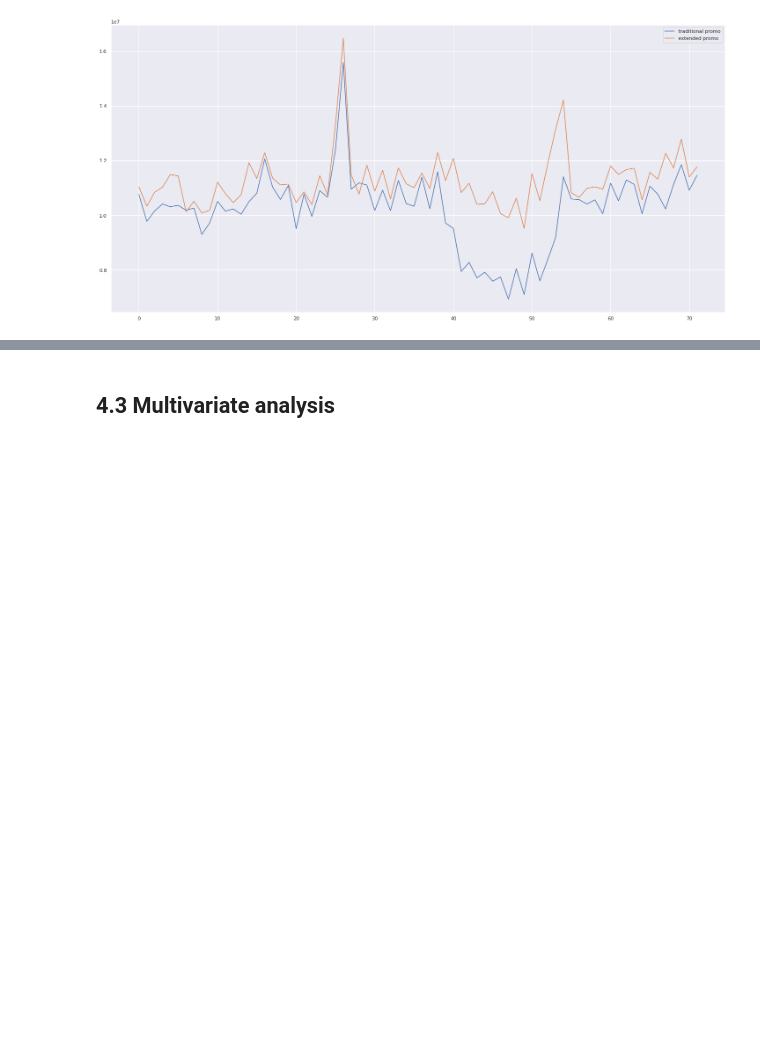
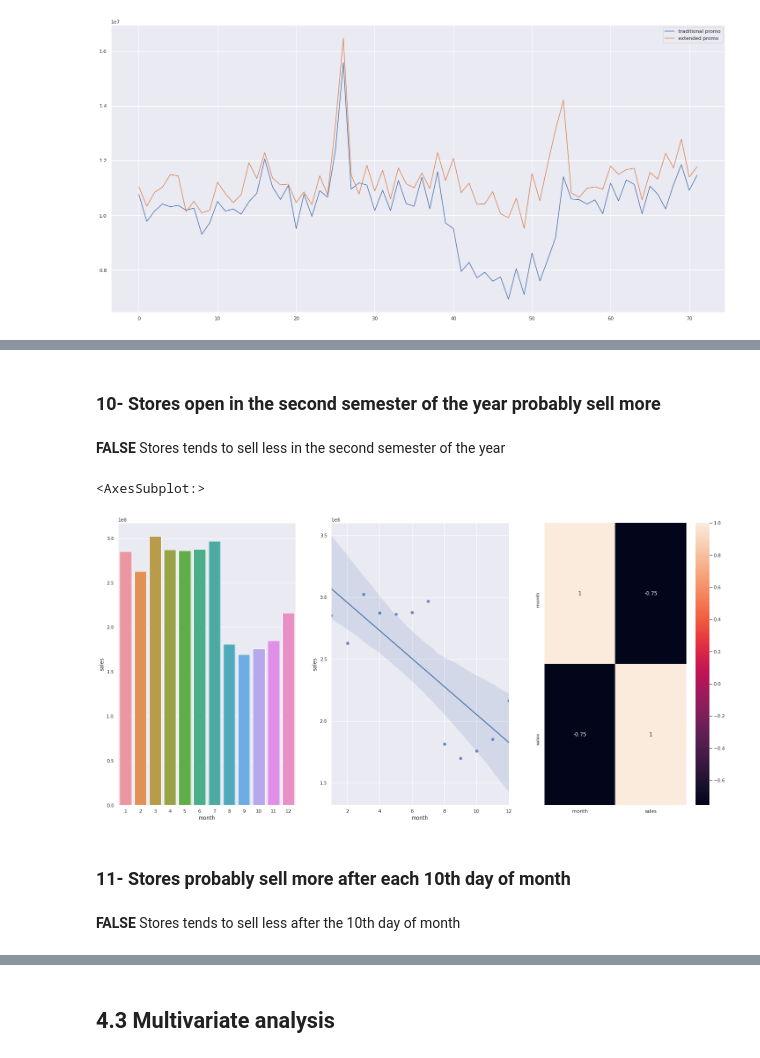
Before and after one commit to leon-amador/Rossman_sales, a Jupyter notebook: Rossman_sales_notebook.ipynb, the cells around one changed output, grey strips where cells are left out. Saved outputs shown, nothing was run; the diff lists cells and outputs as text; code cells hidden in the pictures; blank space fills up the shorter version.

```diff
--- a/Rossman_sales_notebook.ipynb
+++ b/Rossman_sales_notebook.ipynb
@@ -625,0 +653,19 @@ ax.legend(labels=['traditional promo','extended promo'])
+# %% [markdown]
+### **10-** Stores open in the second semester of the year probably sell more
+# %% [markdown]
+**FALSE** Stores tends to sell less in the second semester of the year
+# %%
+aux1 = df4[['month','sales']].groupby('month').sum().reset_index()
+plt.subplot(1,3,1)
+sns.barplot(x='month',y='sales',data=aux1)
+plt.subplot(1,3,2)
+sns.regplot(x='month',y='sales',data=aux1)
+plt.subplot(1,3,3)
+sns.heatmap(aux1.corr(method='pearson'),annot=True)
+# %% [output]
+<AxesSubplot:>
+[figure, added]
+# %% [markdown]
+### **11-** Stores probably sell more after each 10th day of month
+# %% [markdown]
+**FALSE** Stores tends to sell less after the 10th day of month
```
Also changed, not shown: parts of 33 cells of this notebook.
